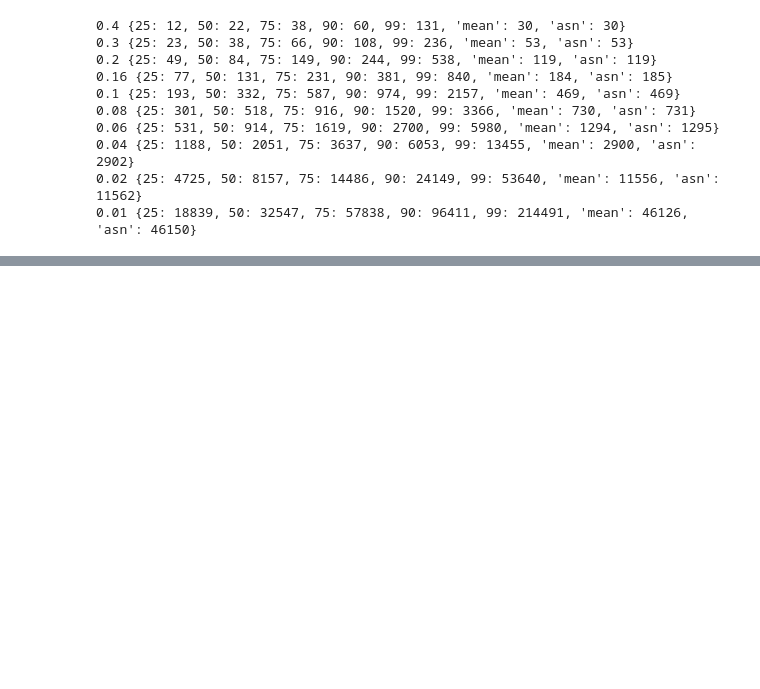
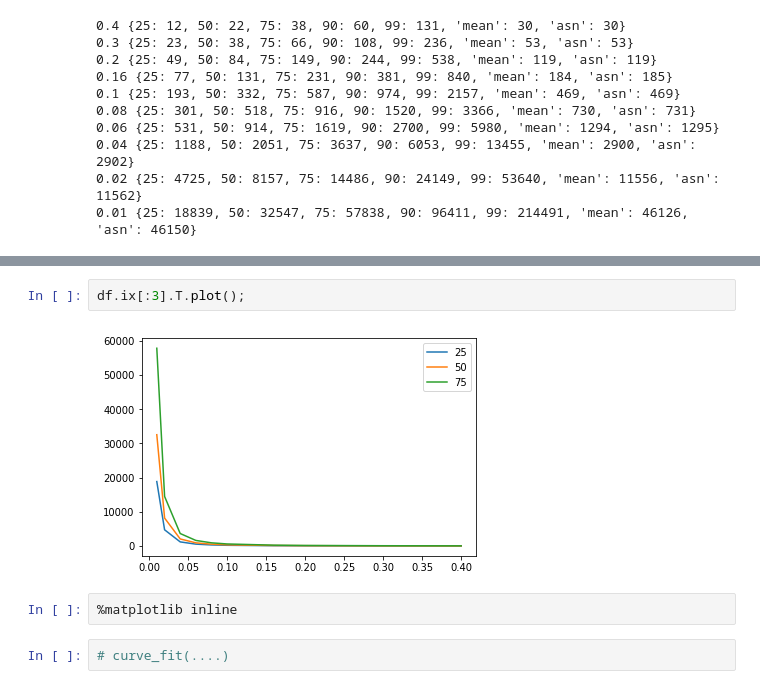
Before and after one commit to gwexploratoryaudits/brla_explore, a Jupyter notebook: notebook/optimalaudit.ipynb, the cells around one changed output, grey strips where cells are left out. Cells and saved outputs as stored; diff of their text form; blank space fills up the shorter version.

```diff
--- a/notebook/optimalaudit.ipynb
+++ b/notebook/optimalaudit.ipynb
@@ -94,0 +317,8 @@ Normalized: 2.298, ballots: 106074 for round schedule [90, 99]
+# %%
+df.ix[:3].T.plot();
+# %% [output]
+[figure, added]
+# %%
+%matplotlib inline
+# %%
+# curve_fit(....)
```
Also changed, not shown: parts of 29 cells of this notebook.
